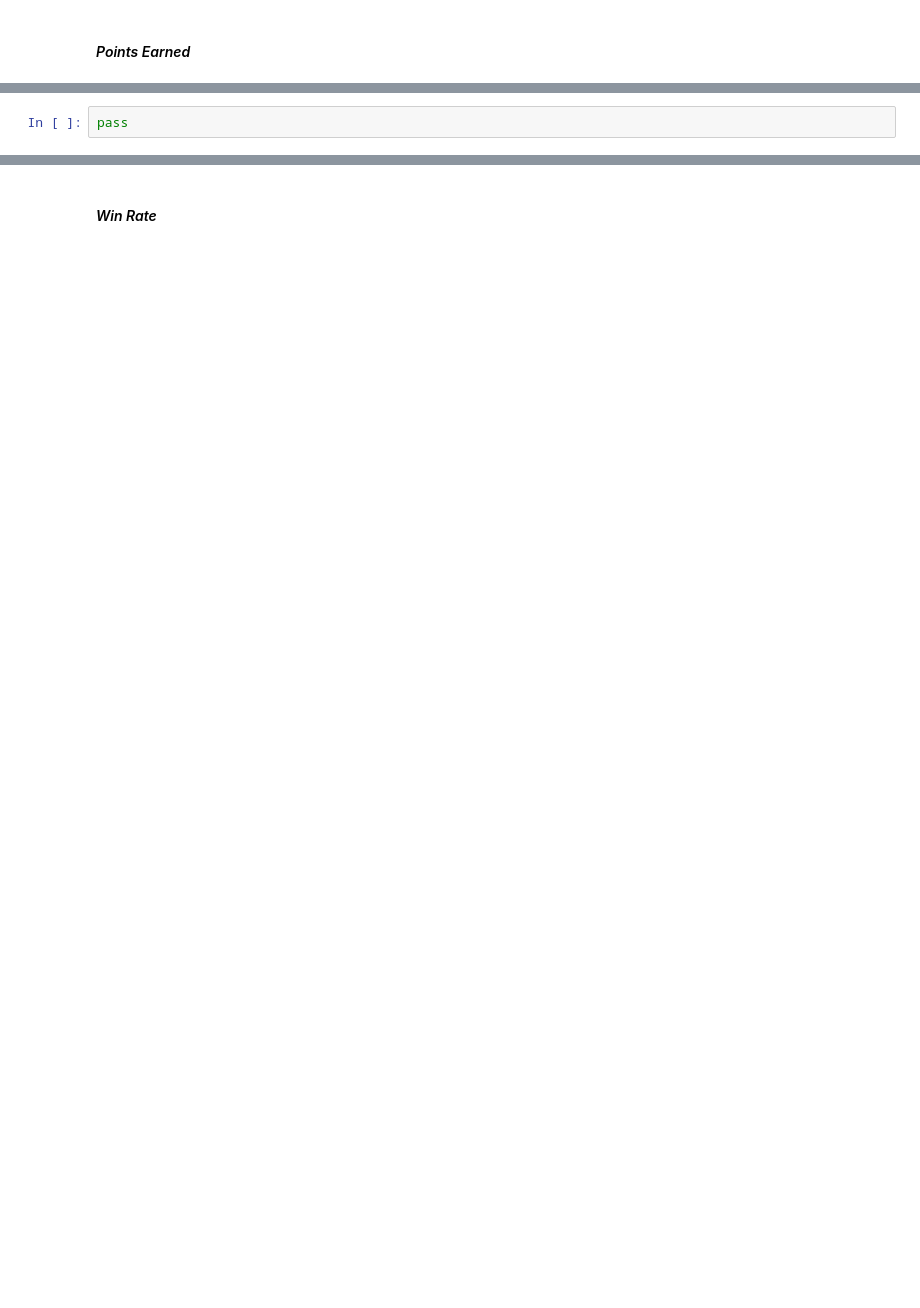
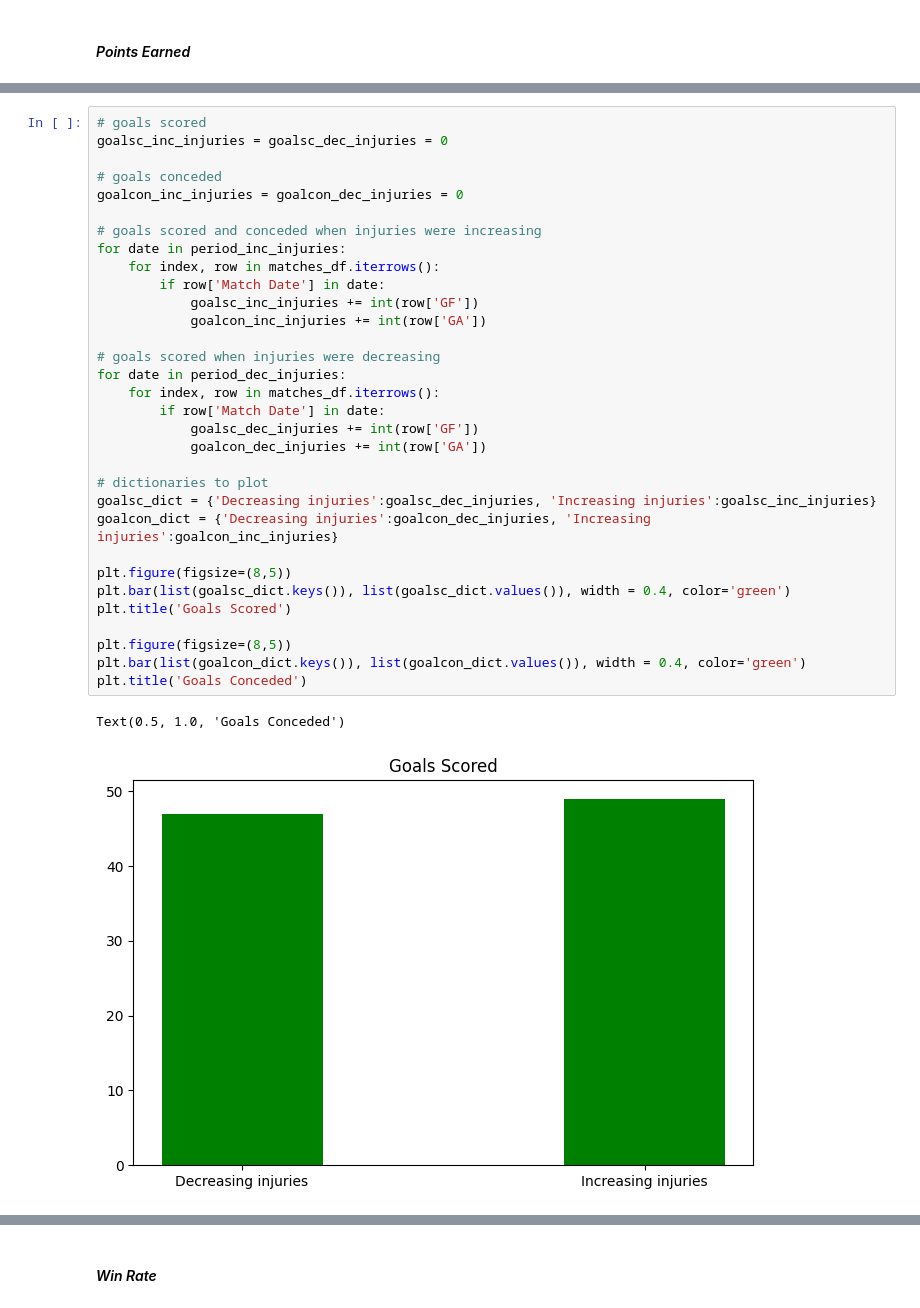
Before and after one commit to CDNamchu/atm-injury-analysis, a Jupyter notebook: injury-analysis/Injury_analysis.ipynb, the cells around one changed output, grey strips where cells are left out. Drawn from its saved outputs; the diff is of its cells as text; blank space fills up the shorter version.

```diff
--- a/injury-analysis/Injury_analysis.ipynb
+++ b/injury-analysis/Injury_analysis.ipynb
@@ -287,2 +290,35 @@ pass
-# %%
-pass
+# %%
+# goals scored
+goalsc_inc_injuries = goalsc_dec_injuries = 0
+
+# goals conceded
+goalcon_inc_injuries = goalcon_dec_injuries = 0
+
+# goals scored and conceded when injuries were increasing
+for date in period_inc_injuries:
+    for index, row in matches_df.iterrows():
+        if row['Match Date'] in date:
+            goalsc_inc_injuries += int(row['GF'])
+            goalcon_inc_injuries += int(row['GA'])
+
+# goals scored when injuries were decreasing
+for date in period_dec_injuries:
+    for index, row in matches_df.iterrows():
+        if row['Match Date'] in date:
+            goalsc_dec_injuries += int(row['GF'])
+            goalcon_dec_injuries += int(row['GA'])
+
+# dictionaries to plot
+goalsc_dict = {'Decreasing injuries':goalsc_dec_injuries, 'Increasing injuries':goalsc_inc_injuries}
+goalcon_dict = {'Decreasing injuries':goalcon_dec_injuries, 'Increasing injuries':goalcon_inc_injuries}
+
+plt.figure(figsize=(8,5))
+plt.bar(list(goalsc_dict.keys()), list(goalsc_dict.values()), width = 0.4, color='green')
+plt.title('Goals Scored')
+
+plt.figure(figsize=(8,5))
+plt.bar(list(goalcon_dict.keys()), list(goalcon_dict.values()), width = 0.4, color='green')
+plt.title('Goals Conceded')
+# %% [output]
+Text(0.5, 1.0, 'Goals Conceded')
+[figure, added]
```
Also changed, not shown: parts of 14 cells of this notebook, 2 other files.
